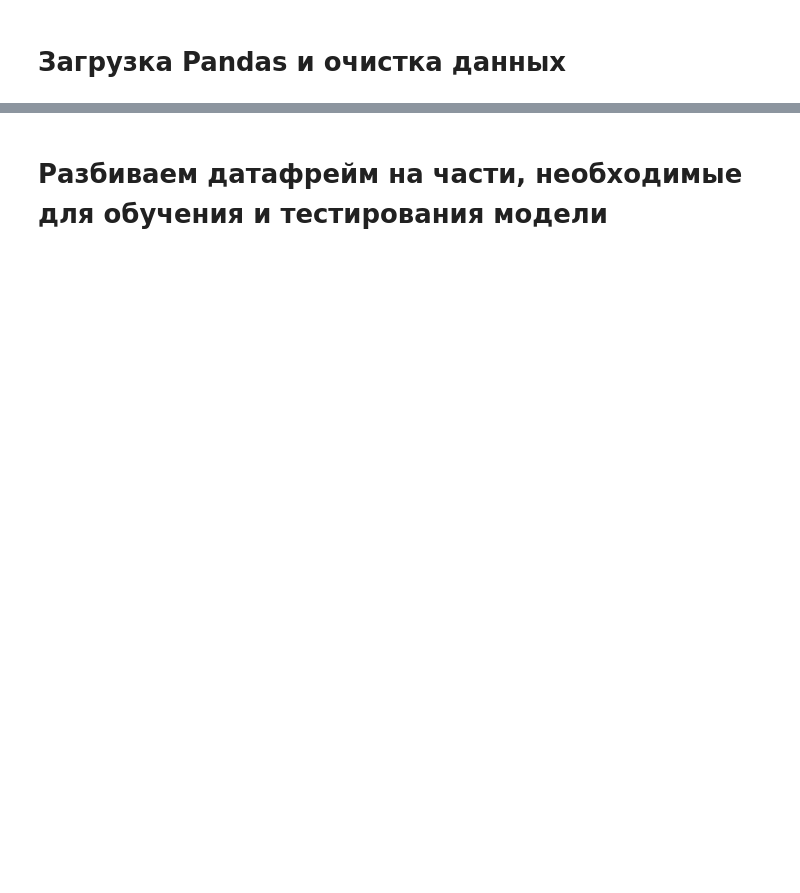
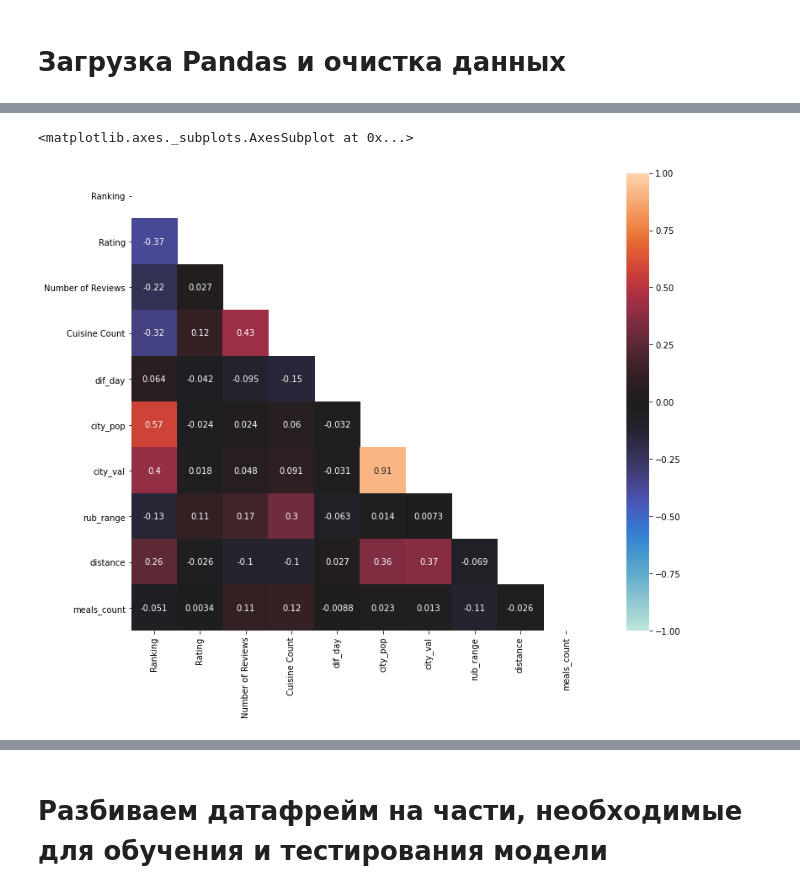
Before and after one commit to AlexanderPilshchikov/Git, a Jupyter notebook: module_3/your_first_model.ipynb, the cells around one changed output, grey strips where cells are left out. Saved outputs shown, nothing was run; the diff lists cells and outputs as text; code cells hidden in the pictures; blank space fills up the shorter version.

```diff
--- a/module_3/your_first_model.ipynb
+++ b/module_3/your_first_model.ipynb
@@ -89,0 +183,16 @@ df['city_val'] = df['City'].apply(lambda x: city_dict[x][-1])
+# %%
+df['meals_count'] = df['meals'].apply(lambda x: len(x) if type(x) == list else np.nan)
+df['meals_count'].fillna(0, inplace = True)
+# %%
+plt.figure(figsize=(16, 10))  # размер графика
+d = df.drop(['Restaurant_id', 'Cuisine Style', 'City',
+             'Price Range', 'Reviews', 'URL_TA', 'ID_TA', 'country',
+             'city_coord', 'rest_coord', 'meals', 'rub_max', 'rub_min',
+             'city_lon', 'city_lat', 'rest_lon', 'rest_lat'], axis=1)
+
+matrix = np.triu(d.corr())
+sns.heatmap(d.corr(), annot=True, vmin=-1, vmax=1,
+            center=0, square=True, mask=matrix)
+# %% [output]
+<matplotlib.axes._subplots.AxesSubplot at 0x...>
+[figure, added]
```
Also changed, not shown: parts of 26 cells of this notebook, 3 other files.
